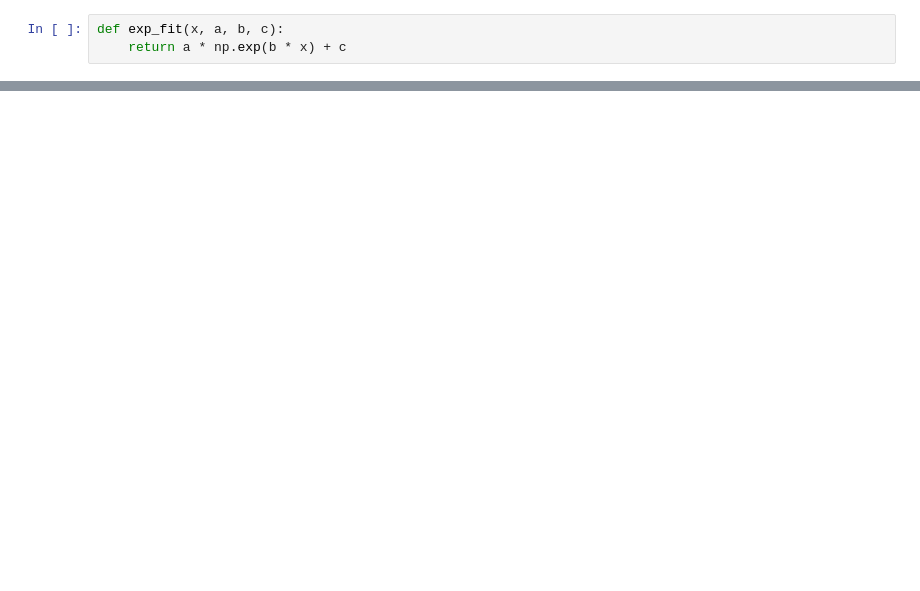
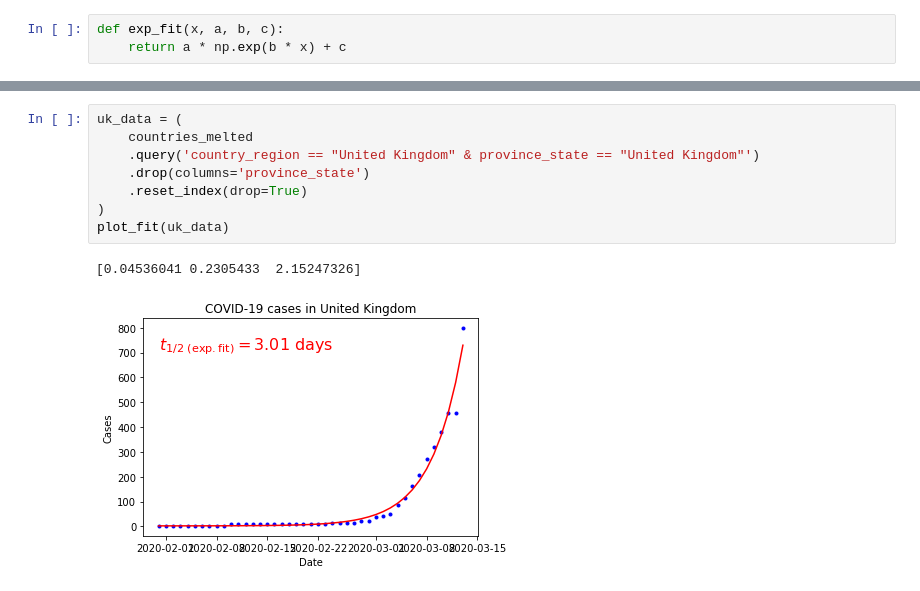
Before and after one commit to breichholf/covid-plots, a Jupyter notebook: COVID-19 ploting.ipynb, the cells around one changed output, grey strips where cells are left out. Saved outputs shown, nothing was run; the diff lists cells and outputs as text; blank space fills up the shorter version.

```diff
--- a/COVID-19 ploting.ipynb
+++ b/COVID-19 ploting.ipynb
@@ -74 +63,12 @@ plot_fit(country_data)
+# %%
+uk_data = (
+    countries_melted
+    .query('country_region == "United Kingdom" & province_state == "United Kingdom"')
+    .drop(columns='province_state')
+    .reset_index(drop=True)
+)
+plot_fit(uk_data)
+# %% [output]
+[0.04536041 0.2305433  2.15247326]
+[figure, added]
 # %%
```
Also changed, not shown: parts of 21 cells of this notebook, 2 other files.
